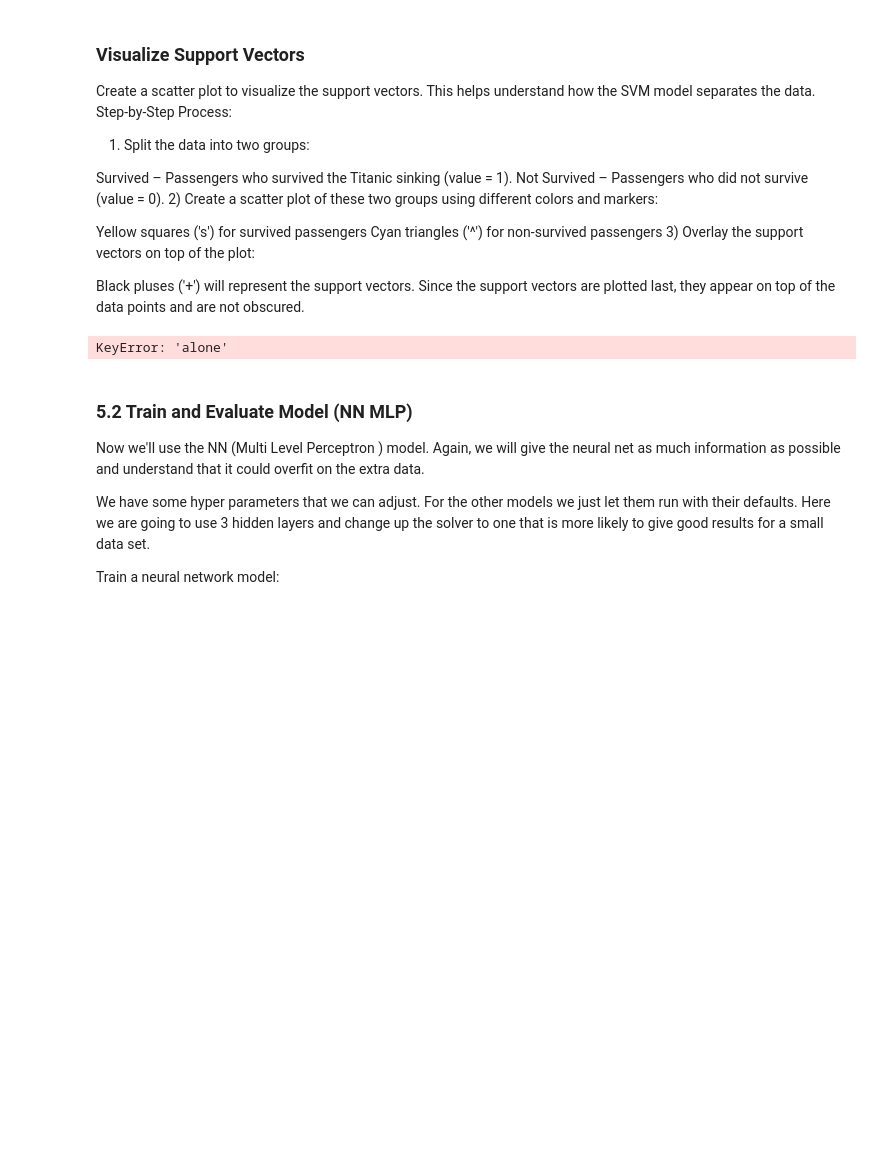
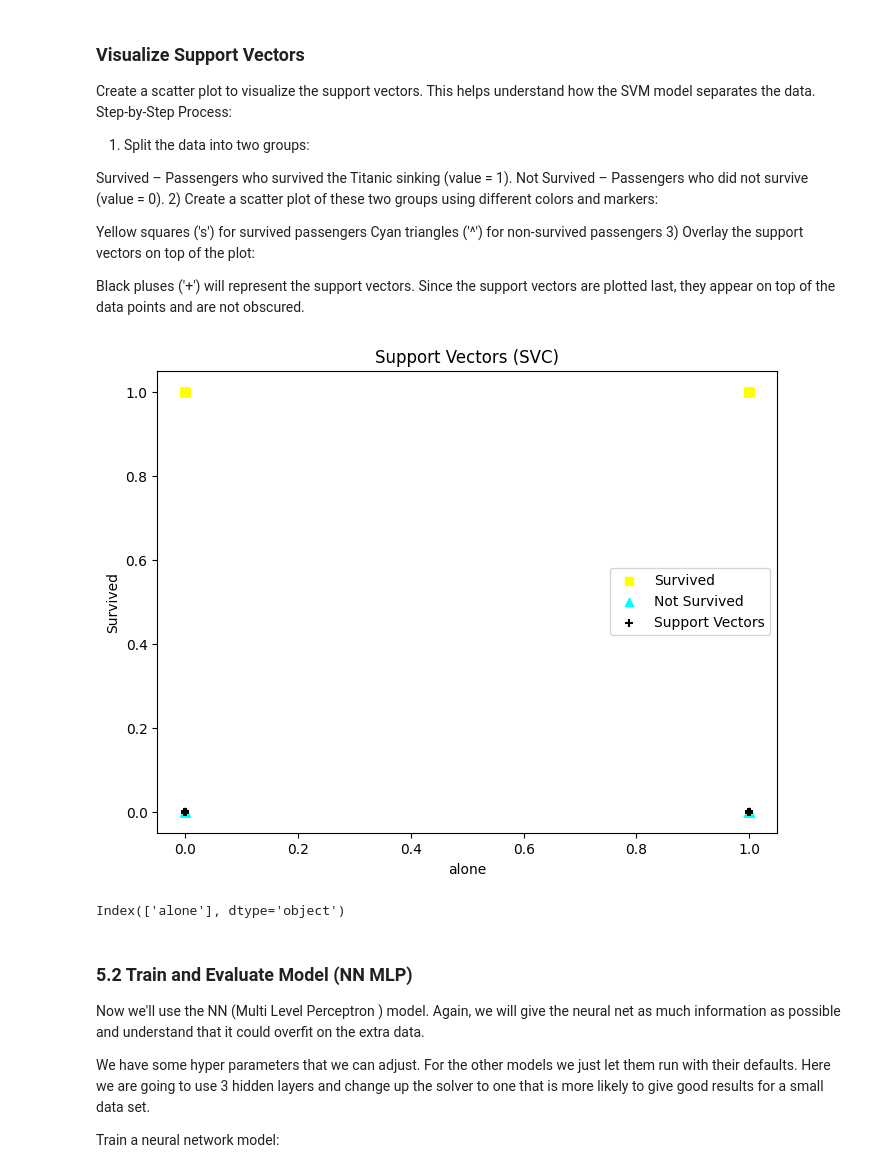
Before and after one commit to dfintel25/applied-ml-derekfintel, a Jupyter notebook: lab03/ml03_derekfintel.ipynb, the cells around one changed output. Drawn from its saved outputs; the diff is of its cells as text; code cells hidden in the pictures; blank space fills up the shorter version.

```diff
--- a/lab03/ml03_derekfintel.ipynb
+++ b/lab03/ml03_derekfintel.ipynb
@@ -240,11 +246,6 @@ For each different case, redefine the input features in Section 3 (comment out t
 # %%
 # Case 1: alone only
 X = titanic[['alone']]
-y = titanic['survived']
-
-
-# Case 2: age only
-X = titanic[['age']]
 y = titanic['survived']
 
 # Split the data into training and testing sets
@@ -310,7 +311,7 @@ weighted avg       0.58      0.61      0.55       179
 ### 4.7 Case 2: Age Only
 # %%
 # Case 2: age only
-X = titanic[['age']]
+x = titanic[['age']]
 y = titanic['survived']
 
 # Split the data into training and testing sets
@@ -531,36 +528,38 @@ Cyan triangles ('^') for non-survived passengers
 Black pluses ('+') will represent the support vectors.
 Since the support vectors are plotted last, they appear on top of the data points and are not obscured.
 # %%
-import matplotlib.pyplot as plt
-
 # Create data for charting - input target yes and input target no
 survived_alone = X_test.loc[y_test == 1, 'alone']
 not_survived_alone = X_test.loc[y_test == 0, 'alone']
 
 # Create scatter plot for survived and not survived
 plt.figure(figsize=(8, 6))
 plt.scatter(survived_alone, y_test.loc[y_test == 1], c='yellow', marker='s', label='Survived')
 plt.scatter(not_survived_alone, y_test.loc[y_test == 0], c='cyan', marker='^', label='Not Survived')
 
 # Add support vectors (if available)
 if hasattr(svc_model, 'support_vectors_'):
     support_x = svc_model.support_vectors_[:, 0]  # First feature (alone)
     support_y = svc_model.support_vectors_[:, 1] if svc_model.support_vectors_.shape[1] > 1 else None
 
     # Plot support vectors
     if support_y is not None:
         plt.scatter(support_x, support_y, c='black', marker='+', label='Support Vectors')
     else:
         plt.scatter(support_x, [0] * len(support_x), c='black', marker='+', label='Support Vectors')
 
 # Add labels and legend
-plt.xlabel('Alone')
+plt.xlabel('alone')
 plt.ylabel('Survived')
 plt.legend()
 plt.title('Support Vectors (SVC)')
 plt.show()
+
+#Test columns
+print(X_test.columns)
 # %% [output]
+[figure, added]
-KeyError: 'alone'
+Index(['alone'], dtype='object')
 # %% [markdown]
 ### 5.2 Train and Evaluate Model (NN MLP)
 Now we'll use the NN (Multi Level Perceptron ) model. Again, we will give the neural net as much information as possible and understand that it could overfit on the extra data.
```
Also changed, not shown: parts of 11 cells of this notebook, 1 other file.
